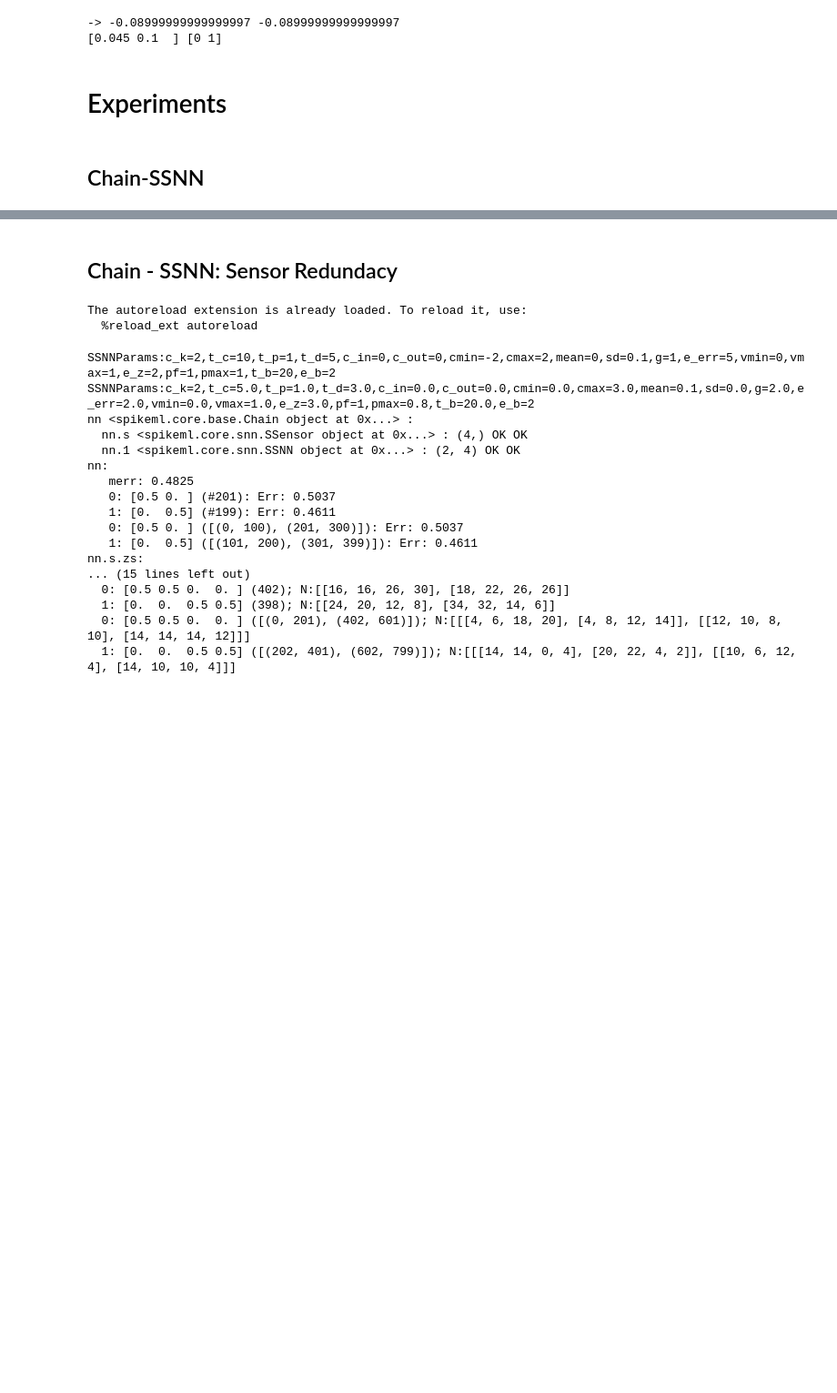
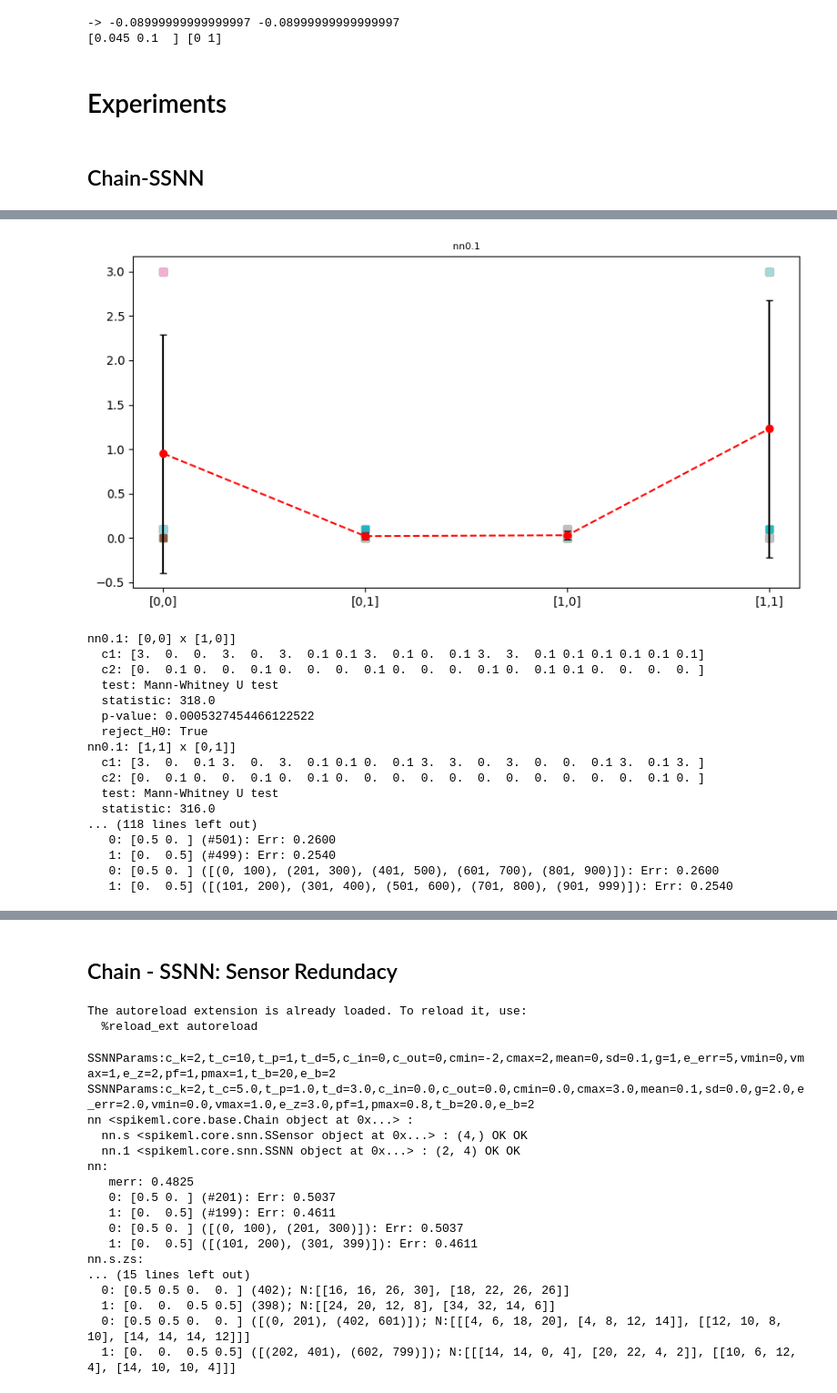
Before and after one commit to einnovator/spikeml, a Jupyter notebook: nb/snn.ipynb, the cells around one changed output, grey strips where cells are left out. Shown at 91% size. Cells and saved outputs as stored; diff of their text form; code cells hidden in the pictures; blank space fills up the shorter version.

```diff
--- a/nb/snn.ipynb
+++ b/nb/snn.ipynb
@@ -974,7 +974,3 @@ nn.s.zs:
 # %%
-results = test_nrun_ssnn(runs=10, size=SIZE, ss=ss, params=params, log_runs=1, log_step=-1, options=options)
-
-results.log_monitor()
-
-plot_stats(results)
+results = test_nrun_ssnn(runs=20, size=SIZE, ss=ss, params=params, log_runs=1, log_step=-1, options=options)
 # %% [output]
@@ -999,7 +994,25 @@ run: 6/10
 # %%
-connector_stats(results)
+plot_stats(results)
 
-t_stat, p_value = stats.ttest_ind(group1, group2)
+htest_connector_identity(results)
 
-print("t-statistic:", t_stat)
-print("p-value:", p_value)
+results.log_monitor()
+# %% [output]
+[figure, added]
+nn0.1: [0,0] x [1,0]]
+  c1: [3.  0.  0.  3.  0.  3.  0.1 0.1 3.  0.1 0.  0.1 3.  3.  0.1 0.1 0.1 0.1 0.1 0.1]
+  c2: [0.  0.1 0.  0.  0.1 0.  0.  0.  0.1 0.  0.  0.  0.1 0.  0.1 0.1 0.  0.  0.  0. ]
+  test: Mann-Whitney U test
+  statistic: 318.0
+  p-value: 0.0005327454466122522
+  reject_H0: True
+nn0.1: [1,1] x [0,1]]
+  c1: [3.  0.  0.1 3.  0.  3.  0.1 0.1 0.  0.1 3.  3.  0.  3.  0.  0.  0.1 3.  0.1 3. ]
+  c2: [0.  0.1 0.  0.  0.1 0.  0.1 0.  0.  0.  0.  0.  0.  0.  0.  0.  0.  0.  0.1 0. ]
+  test: Mann-Whitney U test
+  statistic: 316.0
+... (118 lines left out)
+   0: [0.5 0. ] (#501): Err: 0.2600
+   1: [0.  0.5] (#499): Err: 0.2540
+   0: [0.5 0. ] ([(0, 100), (201, 300), (401, 500), (601, 700), (801, 900)]): Err: 0.2600
+   1: [0.  0.5] ([(101, 200), (301, 400), (501, 600), (701, 800), (901, 999)]): Err: 0.2540
```
Also changed, not shown: parts of 4 cells of this notebook, 8 other files.
